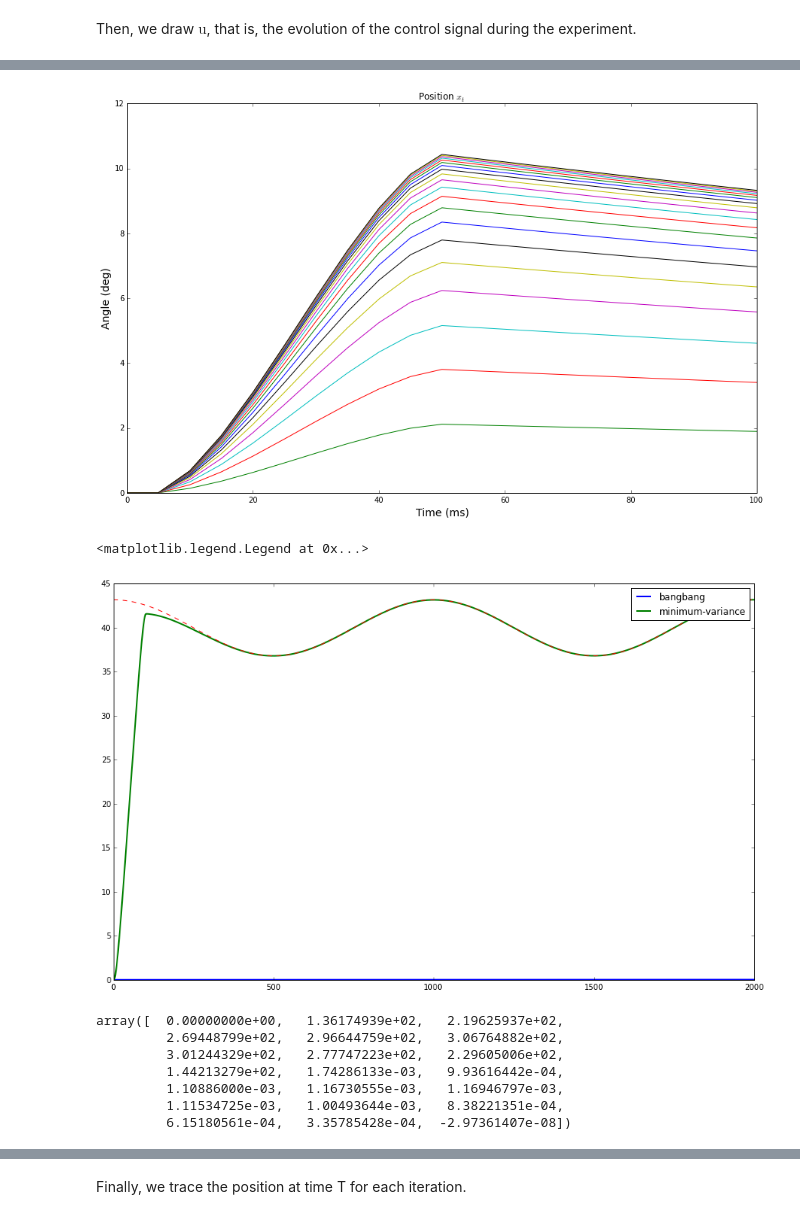
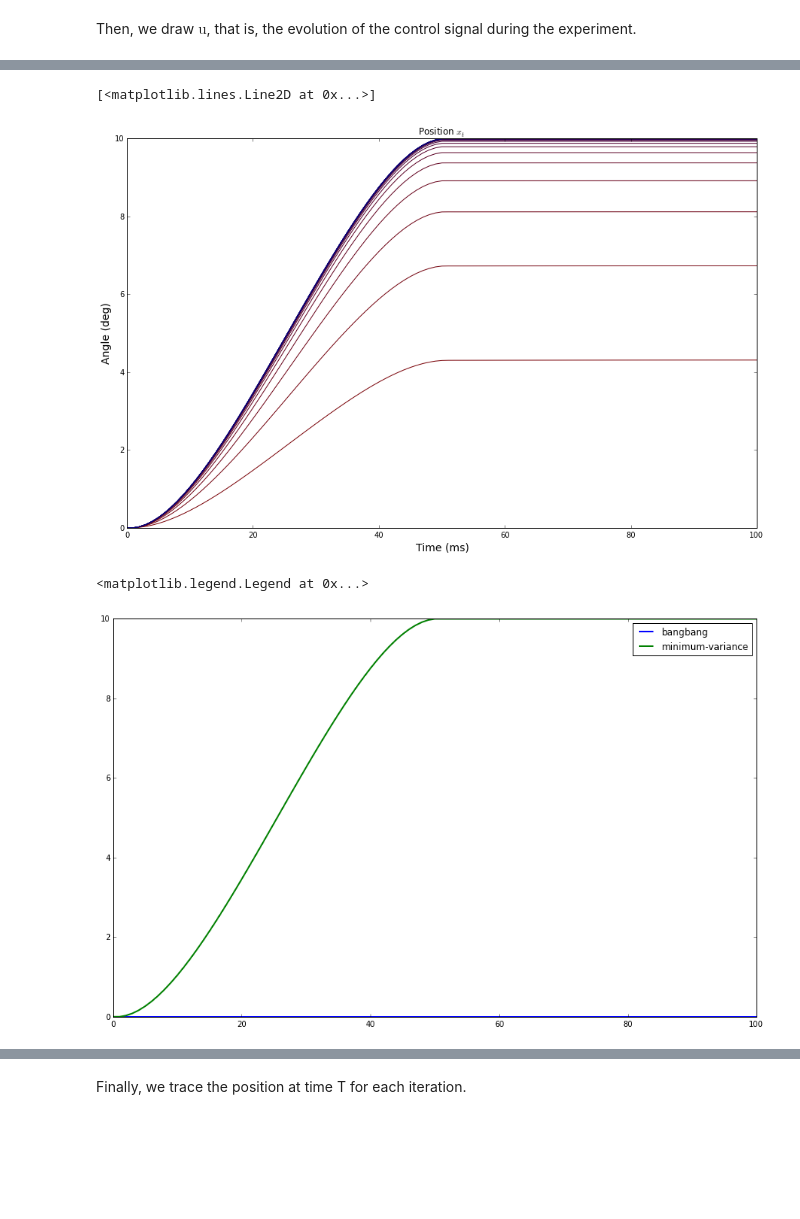
Before and after one commit to AnaideT/OptimalPrecision, a Jupyter notebook: 2017-06-13 Generalized coordinates.ipynb, the cells around one changed output, grey strips where cells are left out. Cells and saved outputs as stored; diff of their text form; code cells hidden in the pictures; blank space fills up the shorter version.

```diff
--- a/2017-06-13 Generalized coordinates.ipynb
+++ b/2017-06-13 Generalized coordinates.ipynb
@@ -59,11 +59,6 @@ for i in np.arange(n):
         A[i,j] = dt**(j-i)/fact(j-i)
 A[n-1, n-1] = 1-dt/tau
 B[n-1] = dt
-A[0,0] = 1-dt/.224
-A[0,1] = dt
-A[1,0] = 0
-A[1,1] = 1-dt/.013
-B[1] = dt
 # %%
 t_T = .05 # saccade duration
 t_R = .05 # pursuit duration
@@ -173,7 +169,7 @@ def variance(u, t):
     """
     return k*(np.flipud(ci0_array[0:t]**2)*u[0:t]**2).sum()
 # %%
-mult_v = np.array([1, 0.01]) # we select the level of each parameter in the cost function
+mult_v = np.array([1, 1]) # we select the level of each parameter in the cost function
 # %%
 def bias(u, t):
     """Computation of the bias of the state vector at time t, given u
@@ -285,17 +254,3 @@ for i in np.arange(niter+1):
         mean = expectation(a[i,:], j)
         position[i,j] = mean[0]
         velocity[i,j] = mean[1]
-# %%
-position[0] = np.array([  0.        ,   0.32056377,   1.1069942 ,   2.17598703,
-         3.41636262,   4.76068711,   6.1680598 ,   7.61367315,
-         9.08248064,  10.42273527,  11.        ,  11.1       ,
-        11.2       ,  11.3       ,  11.4       ,  11.5       ,
-        11.6       ,  11.7       ,  11.8       ,  11.9       ,
-        12.        ,  12.1       ,  12.2       ,  12.3       ,
-        12.4       ,  12.5       ,  12.6       ,  12.7       ,
-        12.8       ,  12.9       ,  13.        ,  13.1       ,
-        13.2       ,  13.3       ,  13.4       ,  13.5       ,
-        13.6       ,  13.7       ,  13.8       ,  13.9       ,
-        14.        ,  14.1       ,  14.2       ,  14.3       ,
-        14.4       ,  14.5       ,  14.6       ,  14.7       ,
-        14.8       ,  14.9       ,  15.        ])
@@ -333,8 +257,9 @@ array([[  0.00000000e+00,   2.50000000e-05,   4.01055975e-05,
 # %%
-plot_position(position, 1000, 20000, 0.05, 0.05, 0.005)
-#plt.plot(np.linspace(0,2000,T+R+1), xx,'r--')
+plot_position(position, 250, 5000, 0.05, 0.05, 0.001)
+plt.plot(time_ms, xx,'r--')
 # %% [output]
+[<matplotlib.lines.Line2D at 0x...>]
-[figure, old version]
+[figure, new version]
 # %%
 fig_width = 15
 fig, ax = plt.subplots(1, 1, figsize=(fig_width, fig_width/1.618))
@@ -344,14 +269,4 @@ ax.plot(np.linspace(0,(t_T+t_R)*1000,T+R+1), xx,'r--')
 ax.legend()
 # %% [output]
 <matplotlib.legend.Legend at 0x...>
-[figure, old version]
+[figure, new version]
-# %%
-velocity[niter]
-# %% [output]
-array([  0.00000000e+00,   1.36174939e+02,   2.19625937e+02,
-         2.69448799e+02,   2.96644759e+02,   3.06764882e+02,
-         3.01244329e+02,   2.77747223e+02,   2.29605006e+02,
-         1.44213279e+02,   1.74286133e-03,   9.93616442e-04,
-         1.10886000e-03,   1.16730555e-03,   1.16946797e-03,
-         1.11534725e-03,   1.00493644e-03,   8.38221351e-04,
-         6.15180561e-04,   3.35785428e-04,  -2.97361407e-08])
```
Also changed, not shown: parts of 22 cells of this notebook, 12 other files.
